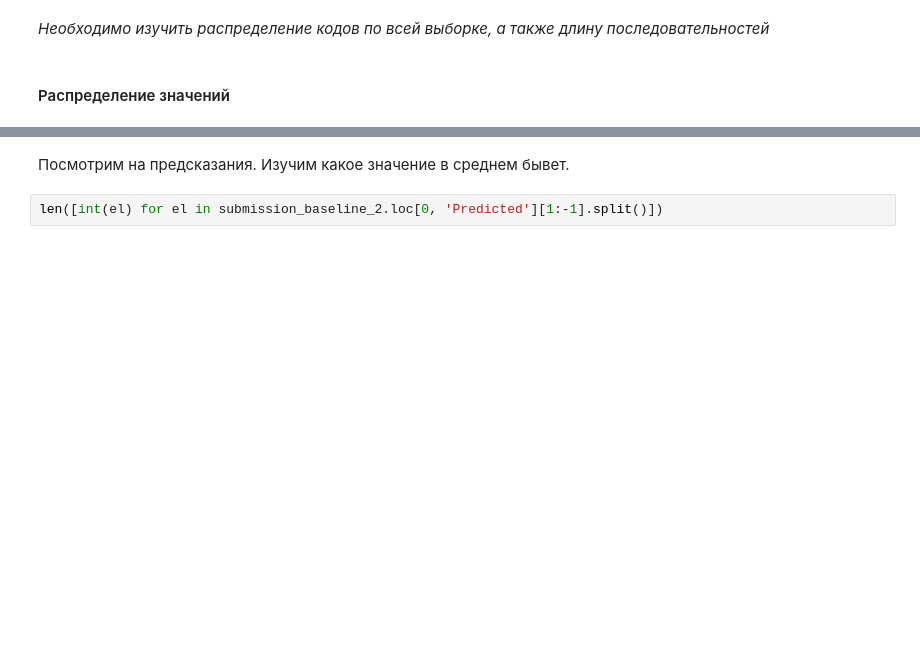
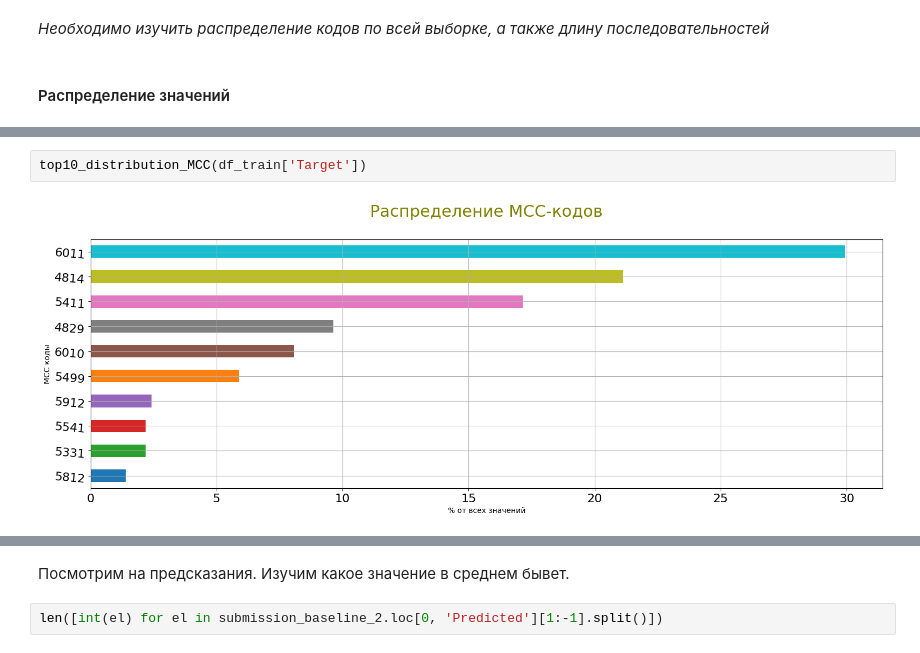
Before and after one commit to observer012/Pet_projects, a Jupyter notebook: kaggle Alfa-bank/Alfa_task.ipynb, the cells around one changed output, grey strips where cells are left out. Drawn from its saved outputs; the diff is of its cells as text; blank space fills up the shorter version.

```diff
--- a/kaggle Alfa-bank/Alfa_task.ipynb
+++ b/kaggle Alfa-bank/Alfa_task.ipynb
@@ -288,0 +336,4 @@ Name: count, dtype: int64
+# %%
+top10_distribution_MCC(df_train['Target'])
+# %% [output]
+[figure, added]
```
Also changed, not shown: parts of 12 cells of this notebook.
